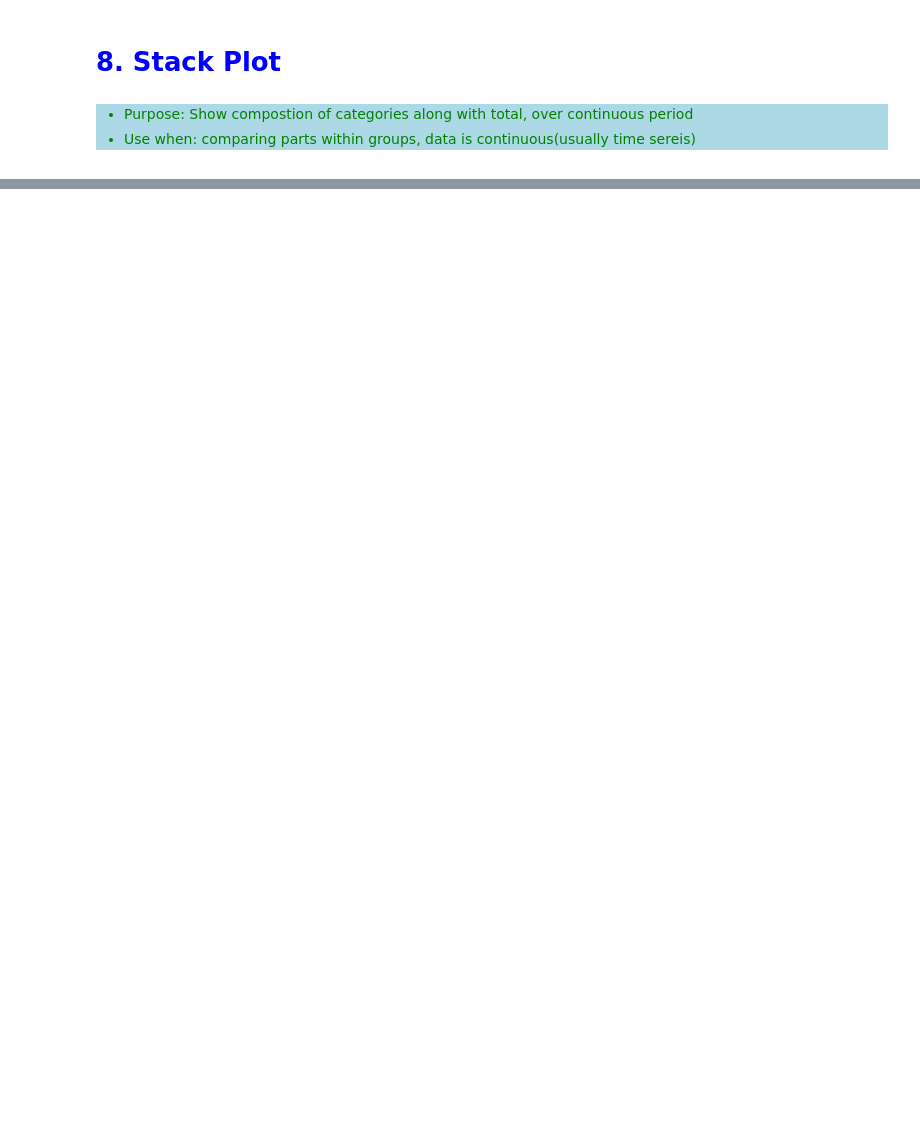
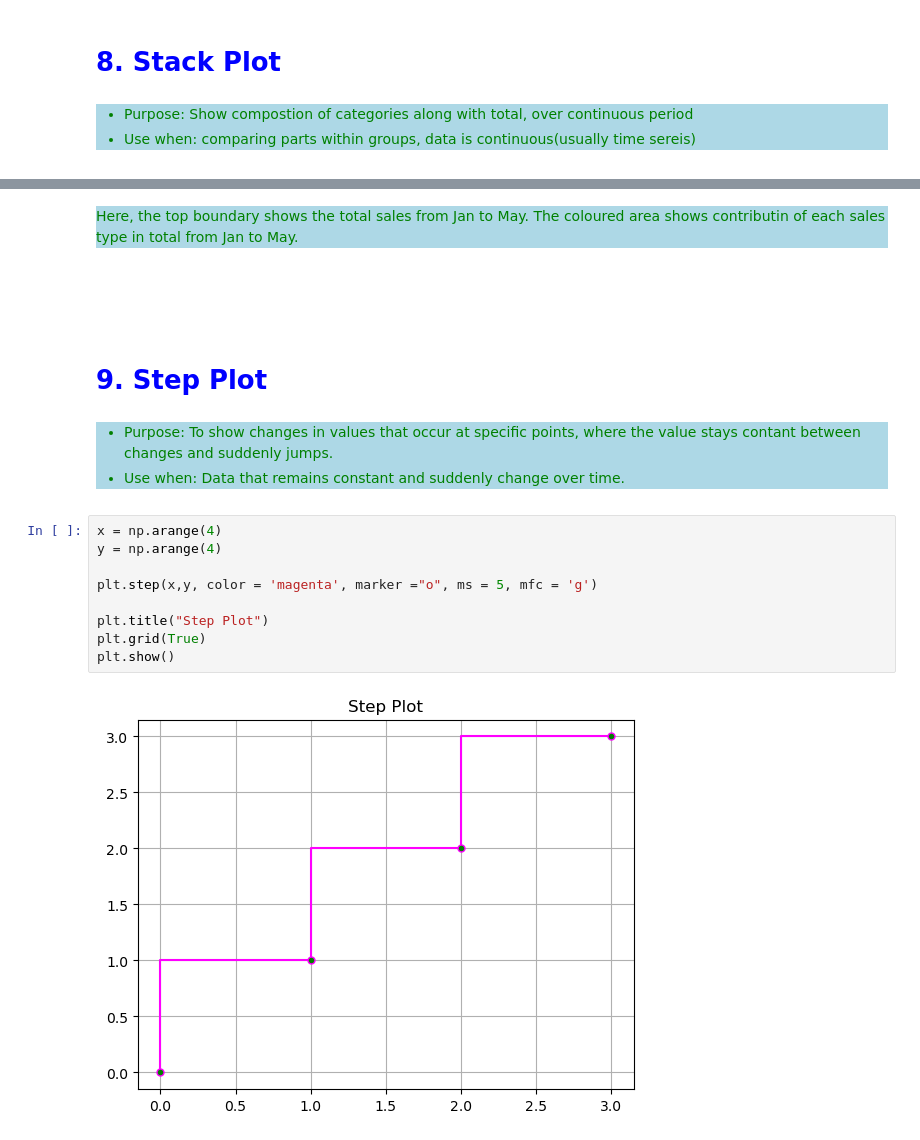
Before and after one commit to Kartika-Nidhi/Libraries_for_DS, a Jupyter notebook: Matplotlib.ipynb, the cells around one changed output, grey strips where cells are left out. Saved outputs shown, nothing was run; the diff lists cells and outputs as text; blank space fills up the shorter version.

```diff
--- a/Matplotlib.ipynb
+++ b/Matplotlib.ipynb
@@ -416,0 +419,27 @@ plt.show()
+# %% [markdown]
+<div style = "background-color:lightblue; color:green">Here, the top boundary shows the total sales from Jan to May. The coloured area shows contributin of each sales type in total from Jan to May.
+# %% [markdown]
+<div>
+# %% [markdown]
+<div>
+# %% [markdown]
+<div>
+# %% [markdown]
+<h1 style = "color:blue">9. Step Plot
+# %% [markdown]
+<div style = "background-color:lightblue; color:green">
+<ul>
+<li>Purpose: To show changes in values that occur at specific points, where the value stays contant between changes and suddenly jumps.</li>
+<li>Use when: Data that remains constant and suddenly change over time.</li>
+</ul>
+# %%
+x = np.arange(4)
+y = np.arange(4)
+
+plt.step(x,y, color = 'magenta', marker ="o", ms = 5, mfc = 'g')
+
+plt.title("Step Plot")
+plt.grid(True)
+plt.show()
+# %% [output]
+[figure, added]
```
Also changed, not shown: parts of 1 cell of this notebook.
